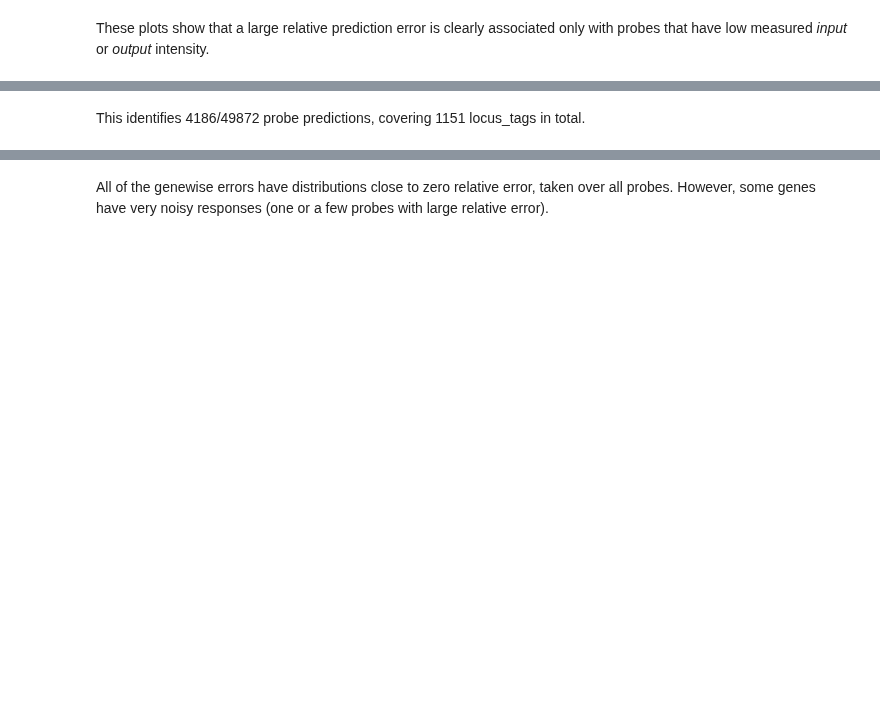
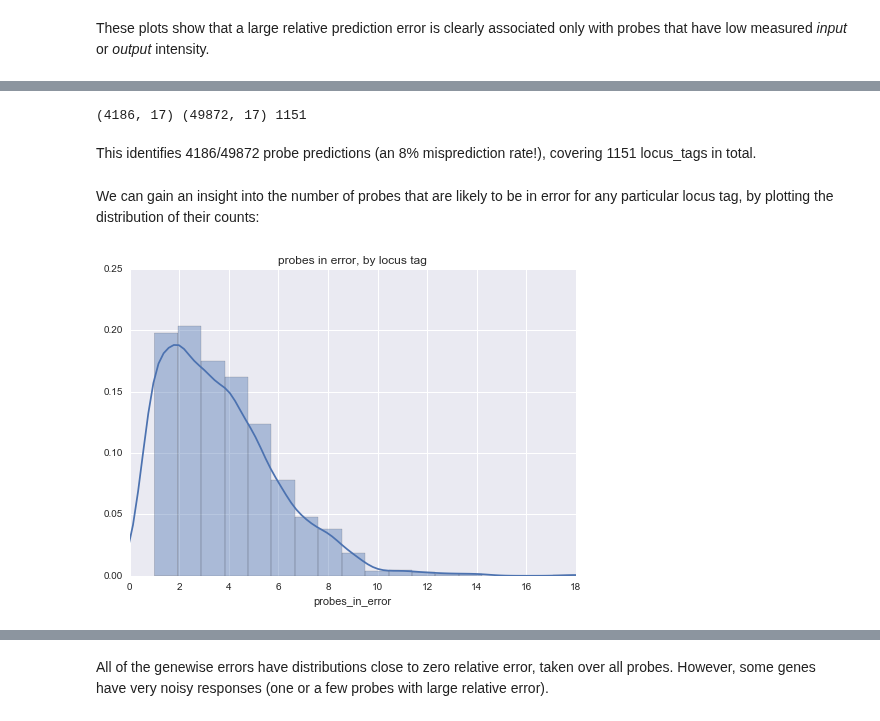
Before and after one commit to widdowquinn/SI_Holmes_etal_2017, a Jupyter notebook: notebooks/03-crossvalidation.ipynb, the cells around one changed output, grey strips where cells are left out. Drawn from its saved outputs; the diff is of its cells as text; code cells hidden in the pictures; blank space fills up the shorter version.

Commit message:
add section on prediction errors for positive treatment

```diff
--- a/notebooks/03-crossvalidation.ipynb
+++ b/notebooks/03-crossvalidation.ipynb
@@ -230,6 +230,5 @@ As an estimate of prediction accuracy, we can calculate the number of observed o
 # %%
-# Find which probe predictions lay outwith the 90% credibility interval of prediction
-errors = results_merged.loc[(results_merged['log_output'] < results_merged['y_pred_5pc']) |
-                            (results_merged['log_output'] > results_merged['y_pred_95pc'])]
-print(errors.shape, len(unique(errors['locus_tag'])))
+# Add a column for probe predictions that lie outwith the 90% credibility interval of prediction
+results_merged['pred_success'] = (results_merged['log_output'] > results_merged['y_pred_5pc']) & (results_merged['log_output'] < results_merged['y_pred_95pc'])
+results_merged.head()
 # %% [output]
@@ -237,2 +241,8 @@ print(errors.shape, len(unique(errors['locus_tag'])))
+# %%
+# Make a dataframe of missed predictions
+errors = results_merged[results_merged['pred_success'] == False]
+print(errors.shape, results_merged.shape, len(errors['locus_tag'].unique()))
+# %% [output]
+(4186, 17) (49872, 17) 1151
 # %% [markdown]
-This identifies 4186/49872 probe predictions, covering 1151 locus_tags in total.
+This identifies 4186/49872 probe predictions (an 8% misprediction rate!), covering 1151 locus_tags in total.
@@ -241,5 +249,11 @@ TO HERE!!!
+# %% [markdown]
+We can gain an insight into the number of probes that are likely to be in error for any particular locus tag, by plotting the distribution of their counts:
 # %%
-# We can get a measure of how many probes are in error
+# Distribution of probes in error, by locus tag
 error_probe_counts = errors['locus_tag'].groupby(errors['locus_tag']).agg(['count'])
 error_probe_counts.columns=['probes_in_error']
-sns.violinplot(error_probe_counts['probes_in_error']);
+ax = sns.distplot(error_probe_counts['probes_in_error'], bins=max(error_probe_counts['probes_in_error']))
+ax.set_title("probes in error, by locus tag")
+ax.set_xlim(0, max(error_probe_counts['probes_in_error']));
+# %% [output]
+[figure, added]
```
Also changed, not shown: parts of 19 cells of this notebook.
